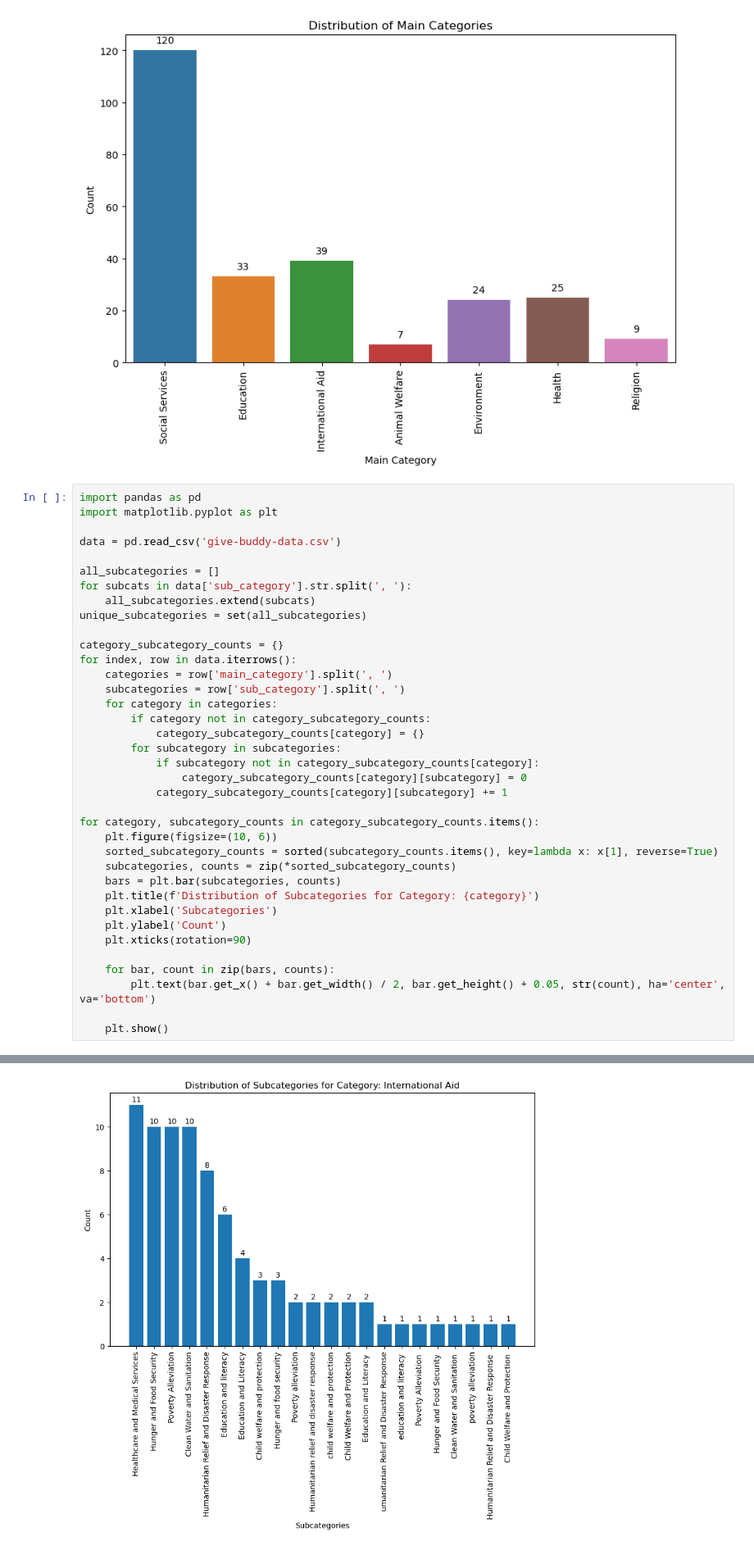
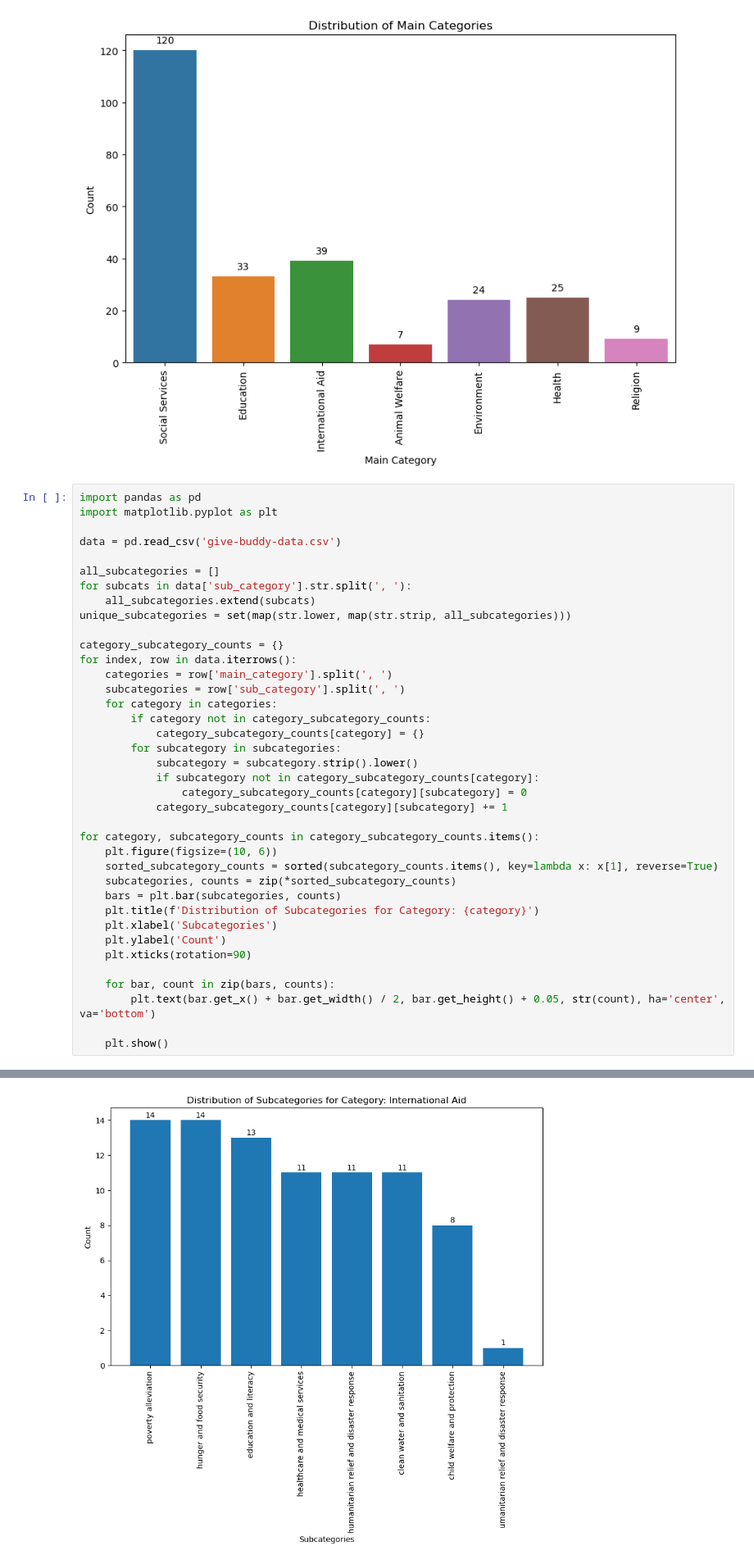
Before and after one commit to allisontao/give-buddy, a Jupyter notebook: data/data_visualizations.ipynb, the cells around one changed output, grey strips where cells are left out. Shown: that part at 82% size. Drawn from its saved outputs; the diff is of its cells as text.

Commit message:
Add data visualizations

```diff
--- a/data/data_visualizations.ipynb
+++ b/data/data_visualizations.ipynb
@@ -31,7 +31,7 @@ data = pd.read_csv('give-buddy-data.csv')
 all_subcategories = []
 for subcats in data['sub_category'].str.split(', '):
     all_subcategories.extend(subcats)
-unique_subcategories = set(all_subcategories)
+unique_subcategories = set(map(str.lower, map(str.strip, all_subcategories)))
 
 category_subcategory_counts = {}
 for index, row in data.iterrows():
@@ -41,6 +41,7 @@ for index, row in data.iterrows():
         if category not in category_subcategory_counts:
             category_subcategory_counts[category] = {}
         for subcategory in subcategories:
+            subcategory = subcategory.strip().lower()
             if subcategory not in category_subcategory_counts[category]:
                 category_subcategory_counts[category][subcategory] = 0
             category_subcategory_counts[category][subcategory] += 1
@@ -65 +66 @@ for category, subcategory_counts in category_subcategory_counts.items():
-[figure, old version]
+[figure, new version]
```
Also changed, not shown: parts of 1 cell of this notebook, 1 other file.
